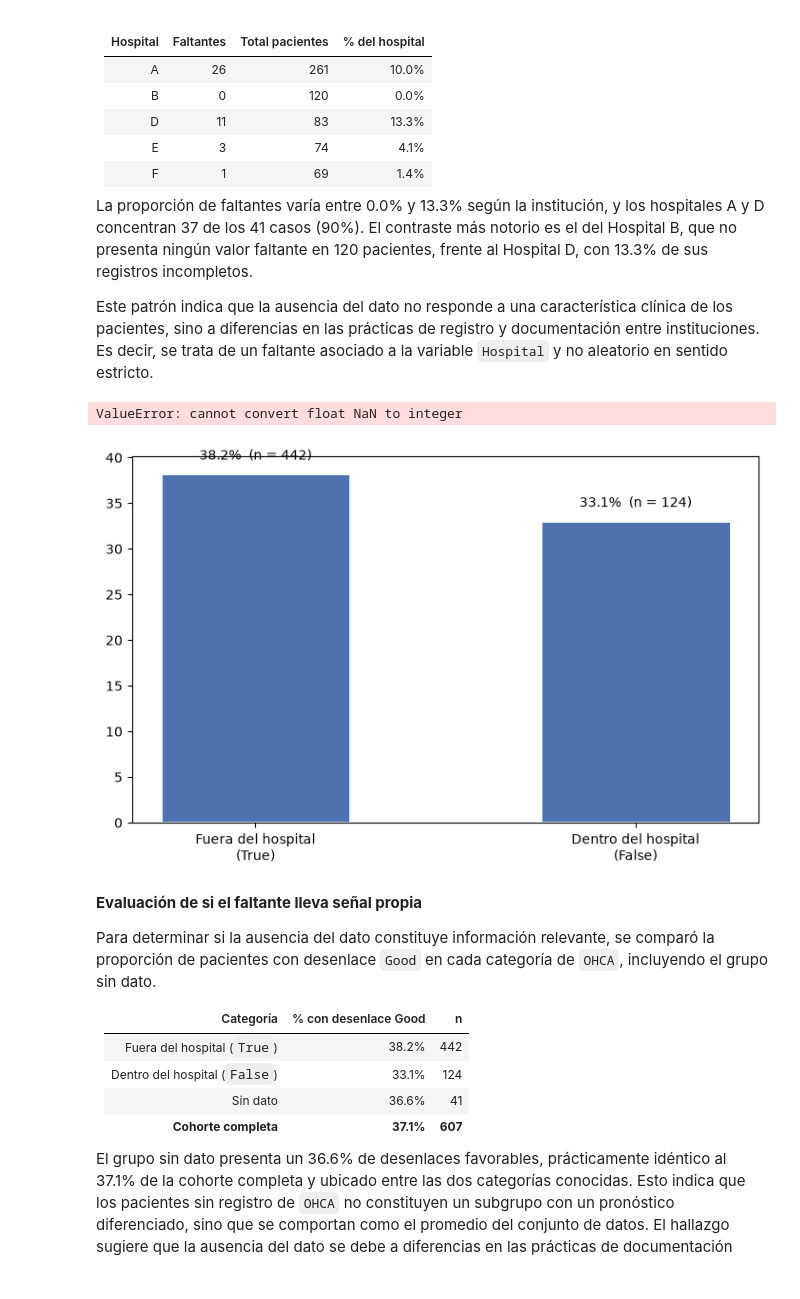
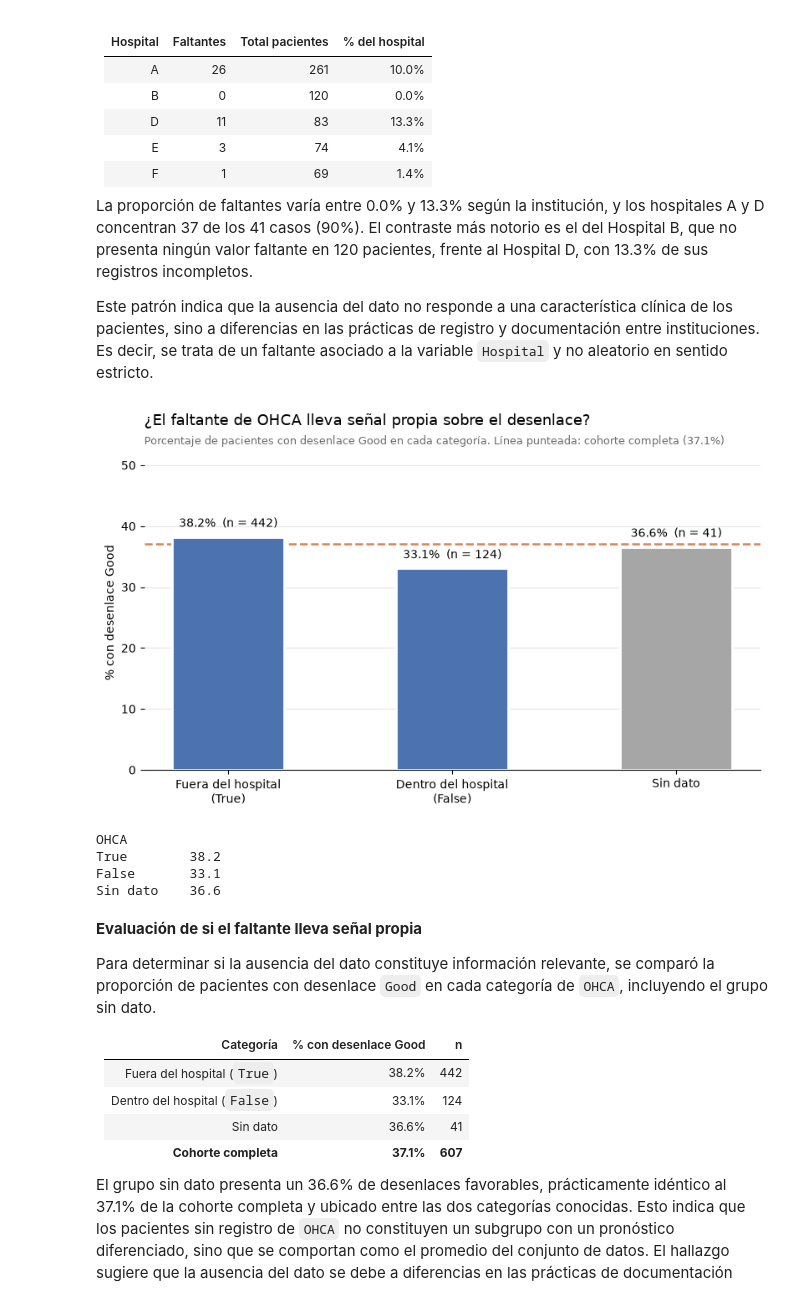
Before and after one commit to AlejandraJaramillo19/mlda-project_, a Jupyter notebook: notebooks/03_data_preparation/03_data_preparation.ipynb, the cells around one changed output. Cells and saved outputs as stored; diff of their text form; code cells hidden in the pictures.

```diff
--- a/notebooks/03_data_preparation/03_data_preparation.ipynb
+++ b/notebooks/03_data_preparation/03_data_preparation.ipynb
@@ -1152,12 +1152,16 @@ La proporción de faltantes varía entre 0.0% y 13.3% según la institución, y
 
 Este patrón indica que la ausencia del dato no responde a una característica clínica de los pacientes, sino a diferencias en las prácticas de registro y documentación entre instituciones. Es decir, se trata de un faltante asociado a la variable `Hospital` y no aleatorio en sentido estricto.
 # %%
-grupos = clinical_df['OHCA'].astype(str).replace({
-    '<NA>': 'Sin dato',
-    'nan': 'Sin dato',
-    'None': 'Sin dato',
-    'Desconocido': 'Sin dato',
-})
+# Los nulos reales se convierten a texto ANTES de agrupar. En versiones recientes de
+# pandas, .astype(str) no transforma pd.NA en '<NA>' sino que lo conserva como nulo,
+# y pd.crosstab descarta esas filas, haciendo desaparecer la categoría "Sin dato".
+grupos = (clinical_df['OHCA']
+          .astype(object)
+          .fillna('Sin dato')
+          .astype(str)
+          .replace({'nan': 'Sin dato', '<NA>': 'Sin dato',
+                    'None': 'Sin dato', 'Desconocido': 'Sin dato'}))
+
 tabla = pd.crosstab(grupos, clinical_df['Outcome'])
 pct_good = (tabla['Good'] / tabla.sum(axis=1) * 100)
 conteos = tabla.sum(axis=1)
@@ -1170,35 +1174,38 @@ baseline = (clinical_df['Outcome'] == 'Good').mean() * 100
 
 fig, ax = plt.subplots(figsize=(8.5, 5))
 barras = ax.bar(['Fuera del hospital\n(True)', 'Dentro del hospital\n(False)', 'Sin dato'],
                 pct_good.values, width=0.5,
                 color=['#4C72B0', '#4C72B0', '#A6A6A6'], edgecolor='white', linewidth=2)
 
 for barra, pct, n in zip(barras, pct_good.values, conteos.values):
     ax.text(barra.get_x() + barra.get_width()/2, pct + 1.2,
             f'{pct:.1f}%  (n = {int(n)})', ha='center', va='bottom', fontsize=10)
 
 ax.axhline(baseline, color='#DD8452', linestyle='--', linewidth=1.8, zorder=0)
 
 ax.set_title('¿El faltante de OHCA lleva señal propia sobre el desenlace?',
              fontsize=13, pad=26, loc='left')
 ax.text(0, 1.035,
         f'Porcentaje de pacientes con desenlace Good en cada categoría. '
         f'Línea punteada: cohorte completa ({baseline:.1f}%)',
         transform=ax.transAxes, fontsize=9.5, color='#6b6b6b')
 ax.set_ylabel('% con desenlace Good')
 ax.set_ylim(0, max(pct_good.max(), baseline) * 1.35)
 ax.yaxis.grid(True, color='#e6e6e6', linewidth=0.8)
 ax.set_axisbelow(True)
 for lado in ('top', 'right', 'left'):
     ax.spines[lado].set_visible(False)
 
 plt.tight_layout()
 plt.show()
 
 print(pct_good.round(1).to_string())
 # %% [output]
+[figure, new version]
-ValueError: cannot convert float NaN to integer
+OHCA
+True        38.2
+False       33.1
+Sin dato    36.6
-[figure, old version]
 # %% [markdown]
 **Evaluación de si el faltante lleva señal propia**
 
```
Also changed, not shown: parts of 3 cells of this notebook.
